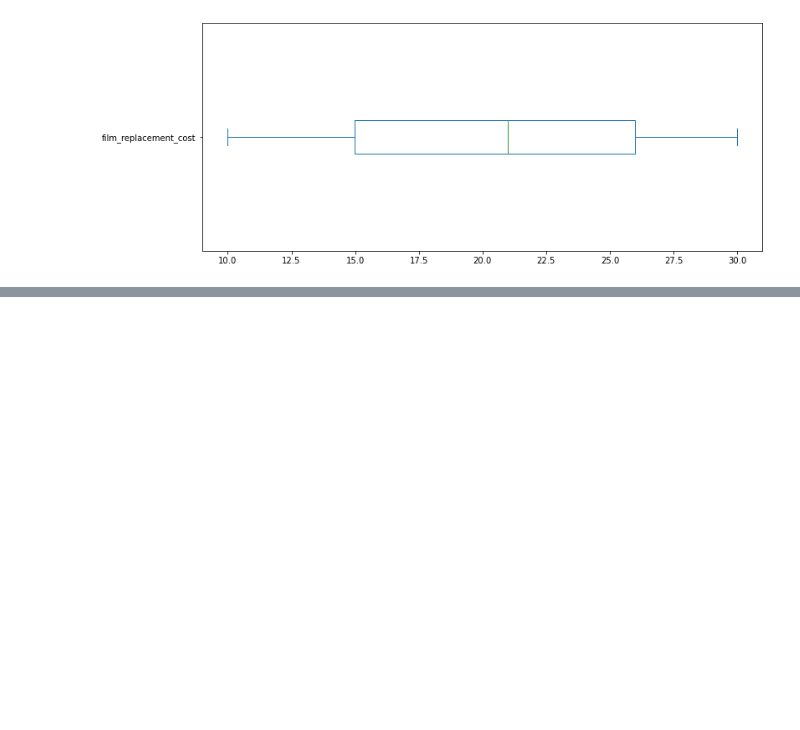
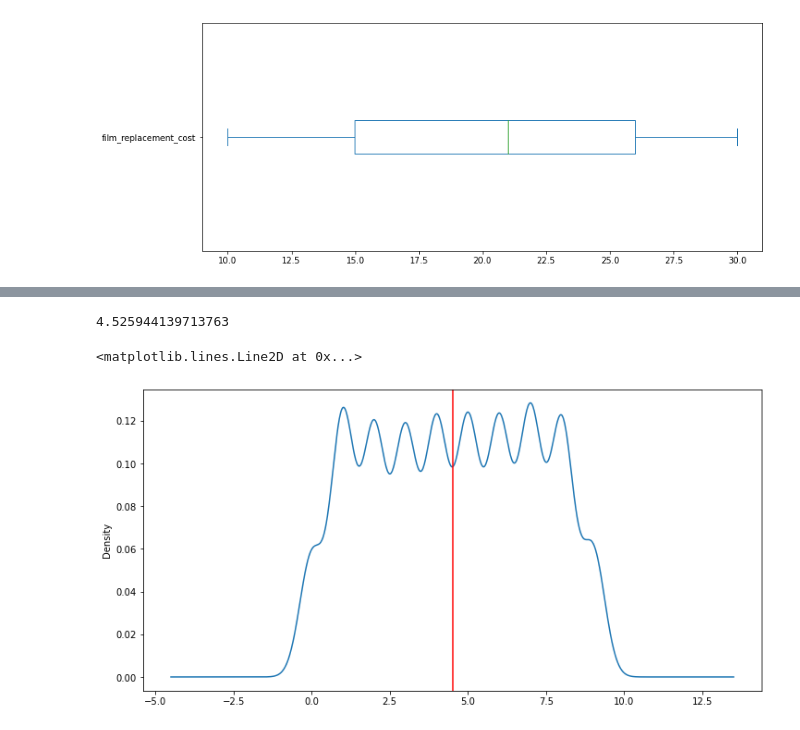
Before and after one commit to silanka007/data-analytics-FCC, a Jupyter notebook: Exercises_2.ipynb, the cells around one changed output, grey strips where cells are left out. Saved outputs shown, nothing was run; the diff lists cells and outputs as text; code cells hidden in the pictures; blank space fills up the shorter version.

```diff
--- a/Exercises_2.ipynb
+++ b/Exercises_2.ipynb
@@ -176,3 +199,7 @@ df['rental_days'].head()
 - Show a <b>density (KDE)</b> of `rental_days`.
 # %%
 # your code goes here
+# mean of rental_days
+df['rental_days'].mean()
+# %% [output]
+4.525944139713763
@@ -183,6 +206,10 @@ df['rental_days'].mean()
 # %%
-ax = df['rental_days'].plot(kind='density', figsize=(14,6))
-ax.axvline(df['rental_days'].mean(), color='red')
+# your code goes here
+x_den = df['rental_days'].plot(kind='kde', figsize=(12, 6))
+x_den.axvline(df['rental_days'].mean(), color='red')
+# %% [output]
+<matplotlib.lines.Line2D at 0x...>
+[figure, added]
 # %% [markdown]
 ![green-divider](https://user-images.githubusercontent.com/7065401/52071924-c003ad80-2562-11e9-8297-1c6595f8a7ff.png)
 
```
Also changed, not shown: parts of 31 cells of this notebook.
